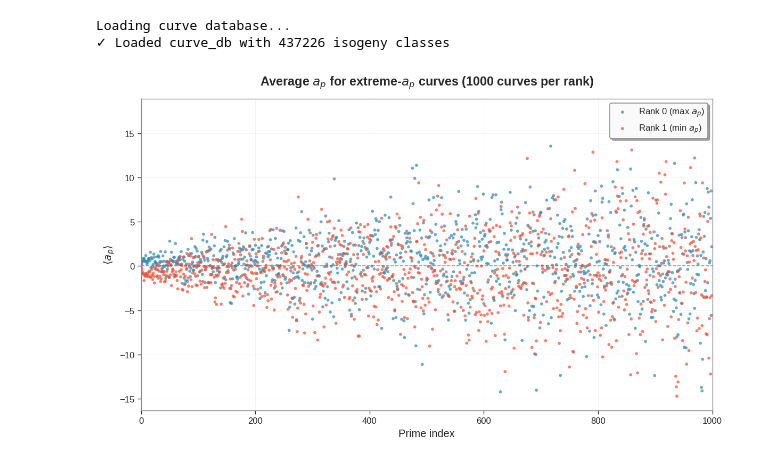
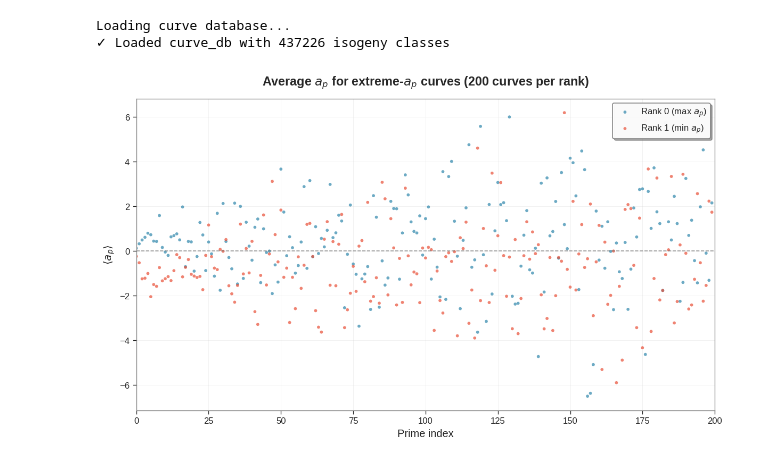
Before and after one commit to LuigiAngelini/murmuCICY, a Jupyter notebook: Murmurations/Fastest_murmuration.ipynb, the cells around one changed output. Drawn from its saved outputs; the diff is of its cells as text; code cells hidden in the pictures.

```diff
--- a/Murmurations/Fastest_murmuration.ipynb
+++ b/Murmurations/Fastest_murmuration.ipynb
@@ -12,20 +12,22 @@ print()
 Loading curve database...
 ✓ Loaded curve_db with 437226 isogeny classes
 # %%
-from tqdm.notebook import tqdm
+from tqdm import tqdm
 import numpy as np
 
 # Find curves with extreme ap at each prime index, by rank
 # Rank 0: maximum ap (positive bias)
 # Rank 1: minimum ap (negative bias)
 
+N = 200
+
 # Initialize for rank 0 (tracking maxima)
-rk0_max_aps = [float('-inf')] * 1000
-rk0_max_labels = [None] * 1000
+rk0_max_aps = [float('-inf')] * N
+rk0_max_labels = [None] * N
 
 # Initialize for rank 1 (tracking minima)
-rk1_min_aps = [float('inf')] * 1000
-rk1_min_labels = [None] * 1000
+rk1_min_aps = [float('inf')] * N
+rk1_min_labels = [None] * N
 
 # Single pass through all curves
 for iso in tqdm(curve_db.keys(), desc='Finding extreme ap labels'):
@@ -34,13 +36,13 @@ for iso in tqdm(curve_db.keys(), desc='Finding extreme ap labels'):
     ap_list = curve['ap_list']
 
     if rk == 0:
-        for i in range(1000):
+        for i in range(N):
             if ap_list[i] > rk0_max_aps[i]:
                 rk0_max_aps[i] = ap_list[i]
                 rk0_max_labels[i] = iso
 
     elif rk == 1:
-        for i in range(1000):
+        for i in range(N):
             if ap_list[i] < rk1_min_aps[i]:
                 rk1_min_aps[i] = ap_list[i]
                 rk1_min_labels[i] = iso
@@ -51,41 +53,41 @@ for iso in tqdm(curve_db.keys(), desc='Finding extreme ap labels'):
 import matplotlib.pyplot as plt
 
 # Compute averages
-rk0_avg_aps = np.mean([curve_db[iso]['ap_list'] for iso in rk0_max_labels], axis=0)
-rk1_avg_aps = np.mean([curve_db[iso]['ap_list'] for iso in rk1_min_labels], axis=0)
+rk0_avg_aps = np.mean([curve_db[iso]['ap_list'] for iso in rk0_max_labels], axis=0)[:N]
+rk1_avg_aps = np.mean([curve_db[iso]['ap_list'] for iso in rk1_min_labels], axis=0)[:N]
 
 plt.style.use('seaborn-v0_8-whitegrid')
 
 fig, ax = plt.subplots(figsize=(10, 6), dpi=120)
 
-ax.scatter(range(1000), rk0_avg_aps, s=12, alpha=0.7, c='#2E86AB', edgecolors='none', label=r'Rank 0 (max $a_p$)')
-ax.scatter(range(1000), rk1_avg_aps, s=12, alpha=0.7, c='#E94F37', edgecolors='none', label=r'Rank 1 (min $a_p$)')
+ax.scatter(range(N), rk0_avg_aps, s=12, alpha=0.7, c='#2E86AB', edgecolors='none', label=r'Rank 0 (max $a_p$)')
+ax.scatter(range(N), rk1_avg_aps, s=12, alpha=0.7, c='#E94F37', edgecolors='none', label=r'Rank 1 (min $a_p$)')
 
 ax.set_xlabel('Prime index', fontsize=12, fontweight='medium')
 ax.set_ylabel(r'$\langle a_p \rangle$', fontsize=12, fontweight='medium')
-ax.set_title(r'Average $a_p$ for extreme-$a_p$ curves (1000 curves per rank)', fontsize=14, fontweight='bold', pad=15)
+ax.set_title(fr'Average $a_p$ for extreme-$a_p$ curves ({N} curves per rank)', fontsize=14, fontweight='bold', pad=15)
 
 ax.axhline(0, color='dimgray', linestyle='--', linewidth=1, alpha=0.7)
-ax.set_xlim(0, 1000)
+ax.set_xlim(0, N)
 
 # Grid styling
 ax.grid(True, linestyle='-', alpha=0.3, linewidth=0.5)
 ax.set_axisbelow(True)
 
 # Legend with box
 ax.legend(loc='upper right', frameon=True, fancybox=True, shadow=True,
           fontsize=10, framealpha=0.95, edgecolor='gray')
 
 # Tick styling
 ax.tick_params(axis='both', which='major', labelsize=10, direction='out', length=4)
 
 # Subtle border
 for spine in ax.spines.values():
     spine.set_linewidth(0.8)
     spine.set_color('gray')
 
 plt.tight_layout()
-plt.savefig('Fastest_murmuration/murmuration_extreme_ap.png', dpi=300, bbox_inches='tight', facecolor='white')
+plt.savefig(f'Fastest_murmuration/N={N}_murmuration_extreme_ap.png', dpi=300, bbox_inches='tight', facecolor='white')
 plt.show()
 # %% [output]
-[figure, old version]
+[figure, new version]
```
Also changed, not shown: 12 other files.
